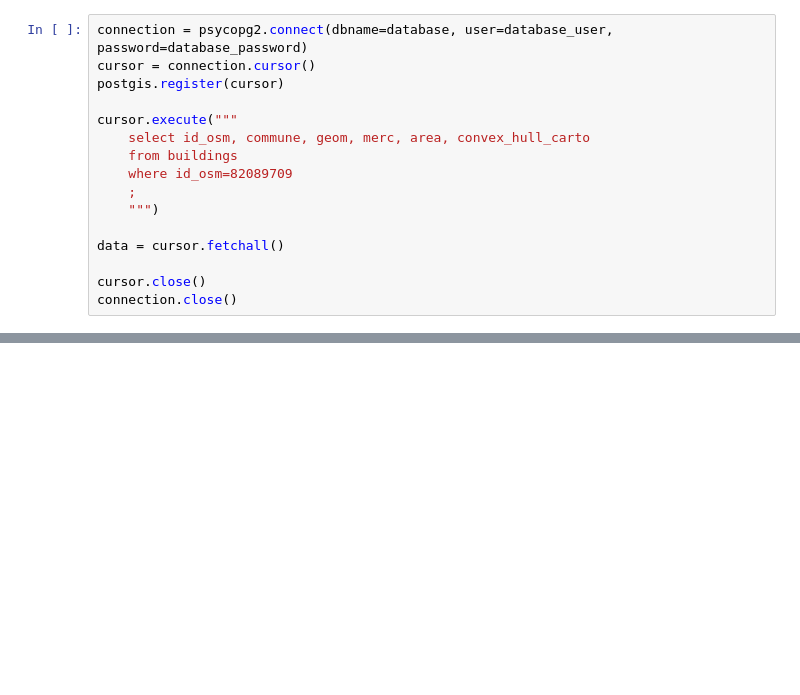
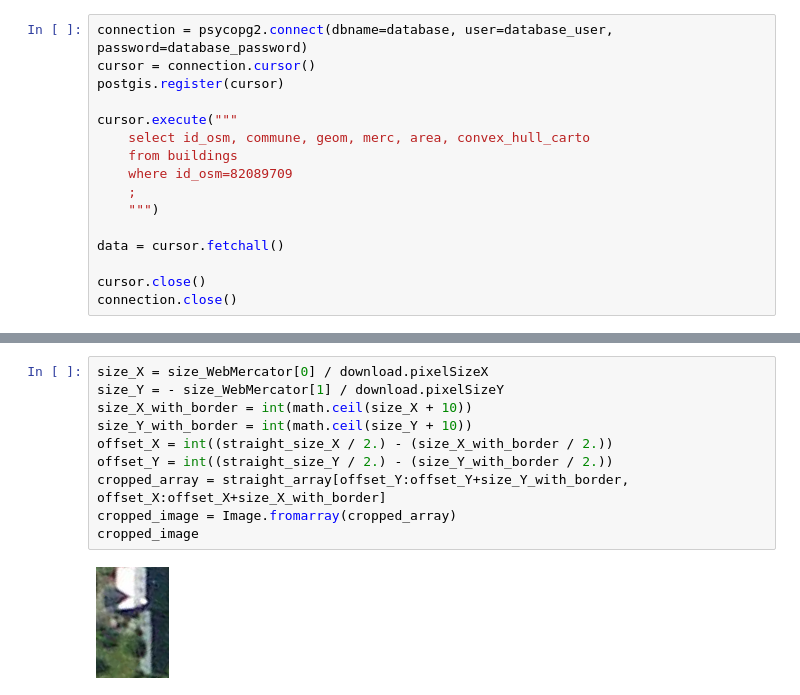
Before and after one commit to opensolarmap/solml, a Jupyter notebook: solml/compute/find_angle.ipynb, the cells around one changed output, grey strips where cells are left out. Drawn from its saved outputs; the diff is of its cells as text; blank space fills up the shorter version.

```diff
--- a/solml/compute/find_angle.ipynb
+++ b/solml/compute/find_angle.ipynb
@@ -110,0 +120,12 @@ x_min, x_max, y_min, y_max
+# %%
+size_X = size_WebMercator[0] / download.pixelSizeX
+size_Y = - size_WebMercator[1] / download.pixelSizeY
+size_X_with_border = int(math.ceil(size_X + 10))
+size_Y_with_border = int(math.ceil(size_Y + 10))
+offset_X = int((straight_size_X / 2.) - (size_X_with_border / 2.))
+offset_Y = int((straight_size_Y / 2.) - (size_Y_with_border / 2.))
+cropped_array = straight_array[offset_Y:offset_Y+size_Y_with_border, offset_X:offset_X+size_X_with_border]
+cropped_image = Image.fromarray(cropped_array)
+cropped_image
+# %% [output]
+[figure, added]
```
Also changed, not shown: parts of 14 cells of this notebook, 2 other files.
